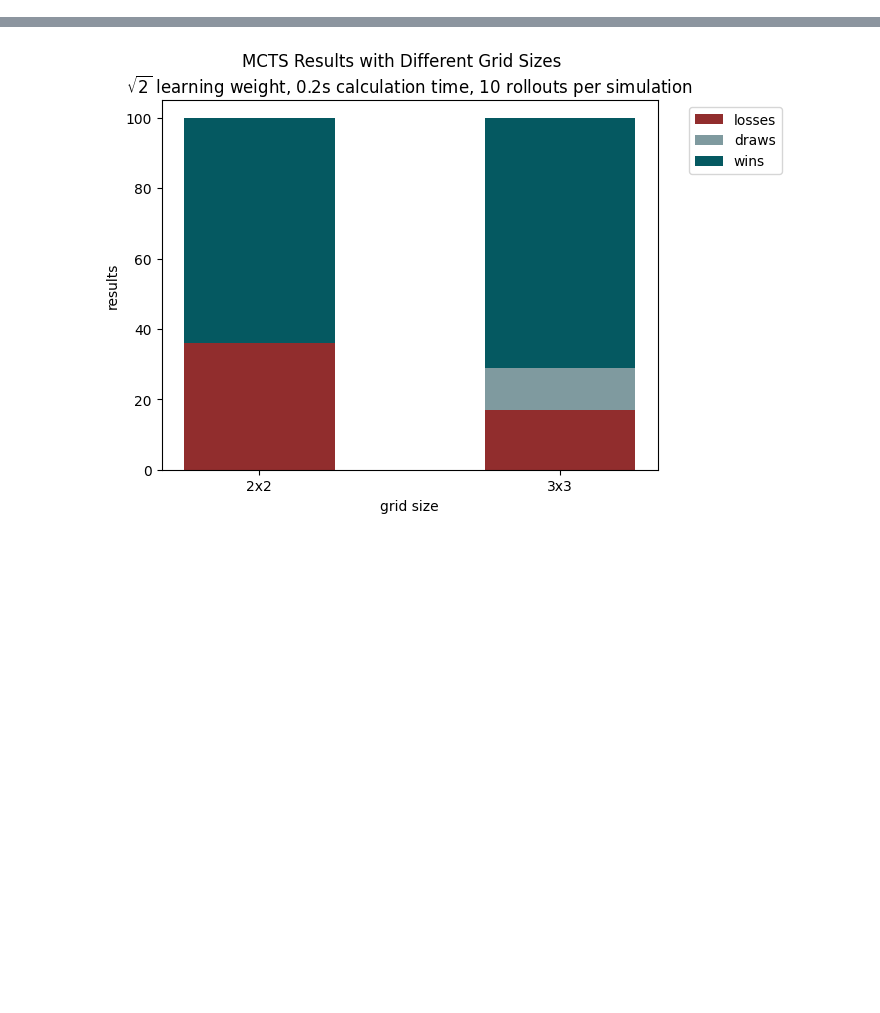
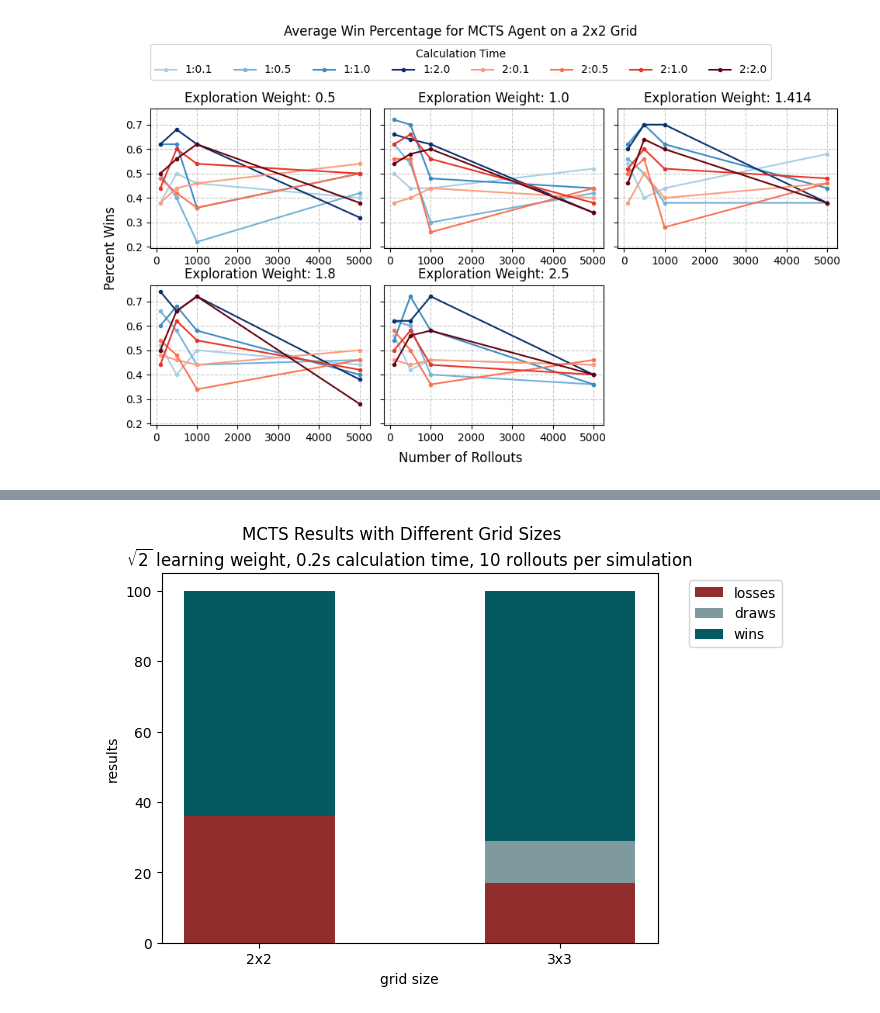
Before and after one commit to katelanman/ultimate_tic_tac_toe_agents, a Jupyter notebook: mcts_testing.ipynb, the cells around one changed output, grey strips where cells are left out. Drawn from its saved outputs; the diff is of its cells as text; code cells hidden in the pictures; blank space fills up the shorter version.

```diff
--- a/mcts_testing.ipynb
+++ b/mcts_testing.ipynb
@@ -42,19 +17,0 @@ Counter({2: 12, 1: 8})
-# %%
-# testing on a 2x2 grid
-results = defaultdict()
-i = 0
-for calc_time in np.arange(0.1, 0.6, 0.1):
-    for n_rollouts in range(5, 26, 5):
-        p1 = Player(1)
-        p2 = MCTSPlayer(2, exploration_weight=2**0.5, calculation_time=calc_time, n_rollouts=30)
-
-        game = UltimateTicTacToe(p1, p2, grid_size=2)
-
-        gameplay = []
-        for _ in tqdm(range(20)):
-            gameplay.append(game.play_game())
-
-        gameplay = Counter(gameplay)
-        results[i] = {"params": [calc_time, n_rollouts], "results": gameplay}
-
-        i += 1
@@ -74,0 +35,2 @@ Counter({1: 71, 2: 17, -1: 12})
+# %%
+df = pd.read_csv("grid2_param_stats.csv")
@@ -74,0 +91,4 @@ Counter({1: 71, 2: 17, -1: 12})
+# %%
+plot_results(df)
+# %% [output]
+[figure, added]
```
Also changed, not shown: parts of 25 cells of this notebook, 4 other files.
